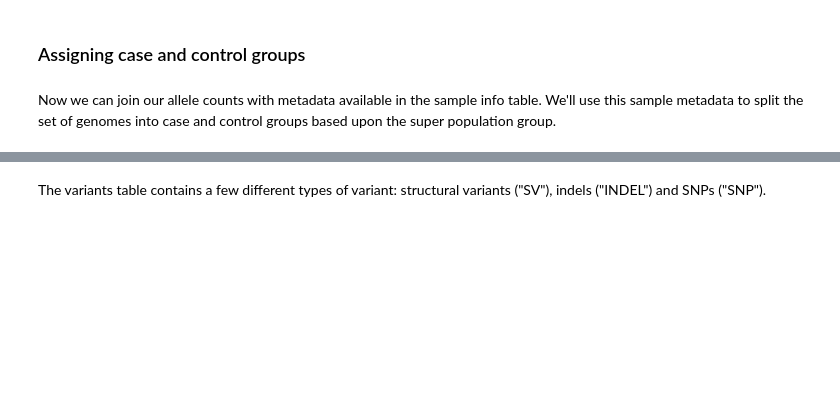
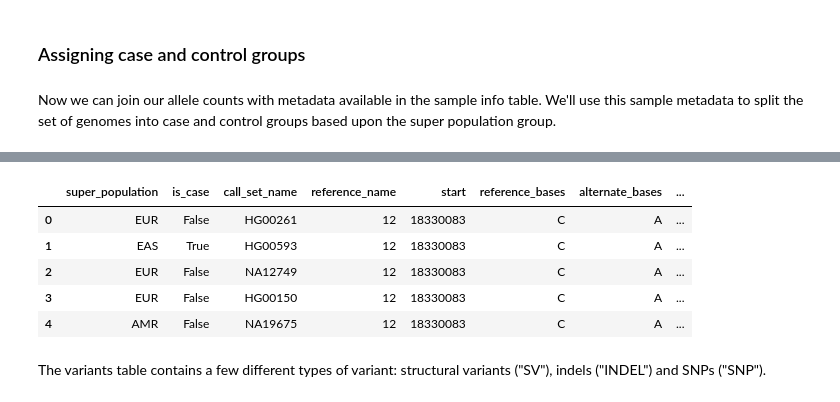
Before and after one commit to googlegenomics/datalab-examples, a Jupyter notebook: datalab/genomics/Genome-wide association study (GWAS).ipynb, the cells around one changed output, grey strips where cells are left out. Drawn from its saved outputs; the diff is of its cells as text; code cells hidden in the pictures; blank space fills up the shorter version.

```diff
--- a/datalab/genomics/Genome-wide association study (GWAS).ipynb
+++ b/datalab/genomics/Genome-wide association study (GWAS).ipynb
@@ -116,5 +121,5 @@ JOIN $sample_info_table AS samples
 # %%
 bq.Query(exp_groups, allele_counts=allele_counts,
                      sample_info_table=sample_info_table,
-                     variants_table=variants_table).sample()
+                     variants_table=variants_table).sample().to_dataframe()
 # %% [output]
@@ -122,3 +126,9 @@ bq.Query(exp_groups, allele_counts=allele_counts,
+|  | super_population | is_case | call_set_name | reference_name | start | reference_bases | alternate_bases | ... |
+| 0 | EUR | False | HG00261 | 12 | 18330083 | C | A | ... |
+| 1 | EAS | True | HG00593 | 12 | 18330083 | C | A | ... |
+| 2 | EUR | False | NA12749 | 12 | 18330083 | C | A | ... |
+| 3 | EUR | False | HG00150 | 12 | 18330083 | C | A | ... |
+| 4 | AMR | False | NA19675 | 12 | 18330083 | C | A | ... |
 # %% [markdown]
 The variants table contains a few different types of variant: structural variants ("SV"), indels ("INDEL") and SNPs ("SNP").
 # %%
```
Also changed, not shown: parts of 5 cells of this notebook, 1 other file.
